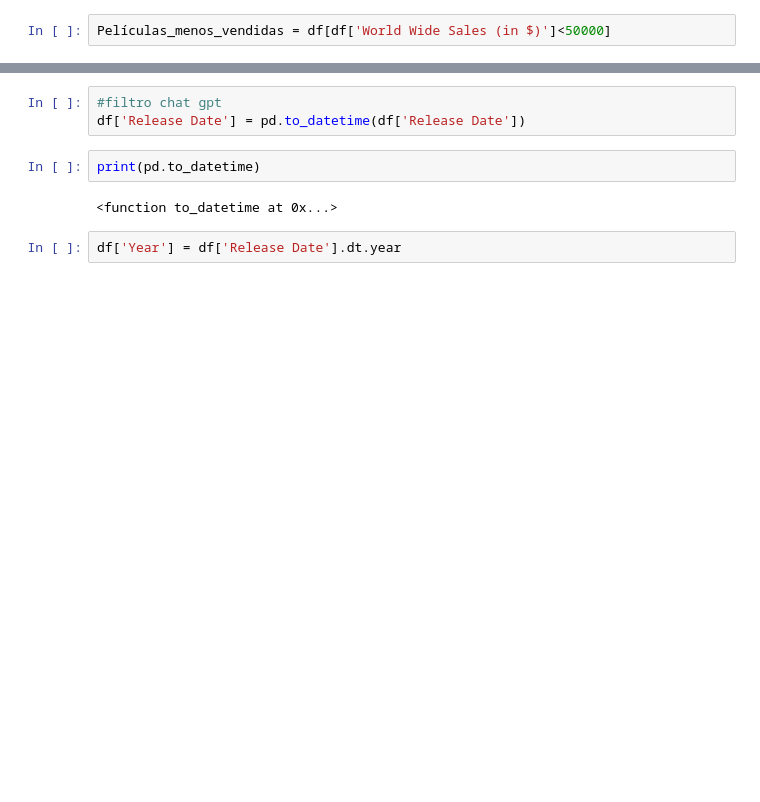
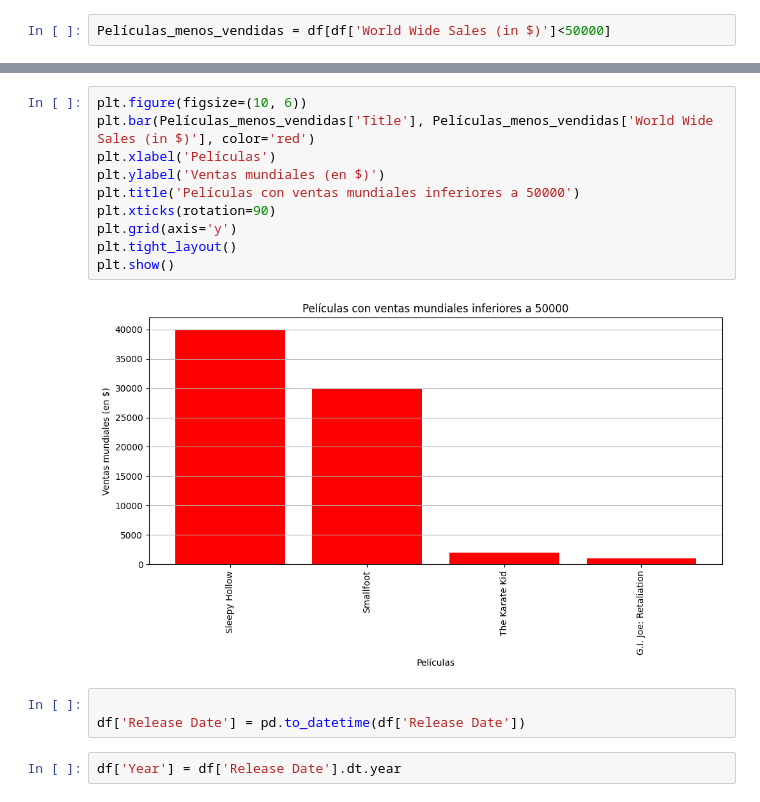
Before and after one commit to DianaRivas98/Proyecto-Big-Data, a Jupyter notebook: Proyecto_BigData___1.ipynb, the cells around one changed output, grey strips where cells are left out. Cells and saved outputs as stored; diff of their text form; blank space fills up the shorter version.

```diff
--- a/Proyecto_BigData___1.ipynb
+++ b/Proyecto_BigData___1.ipynb
@@ -196,10 +129,18 @@ print(Películas_menos_vendidas)
+# %%
+plt.figure(figsize=(10, 6))
+plt.bar(Películas_menos_vendidas['Title'], Películas_menos_vendidas['World Wide Sales (in $)'], color='red')
+plt.xlabel('Películas')
+plt.ylabel('Ventas mundiales (en $)')
+plt.title('Películas con ventas mundiales inferiores a 50000')
+plt.xticks(rotation=90)
+plt.grid(axis='y')
+plt.tight_layout()
+plt.show()
+# %% [output]
+[figure, added]
 # %%
-#filtro chat gpt
+
 df['Release Date'] = pd.to_datetime(df['Release Date'])
-# %%
-print(pd.to_datetime)
-# %% [output]
-<function to_datetime at 0x...>
 # %%
 df['Year'] = df['Release Date'].dt.year
 # %%
```
Also changed, not shown: parts of 29 cells of this notebook.
